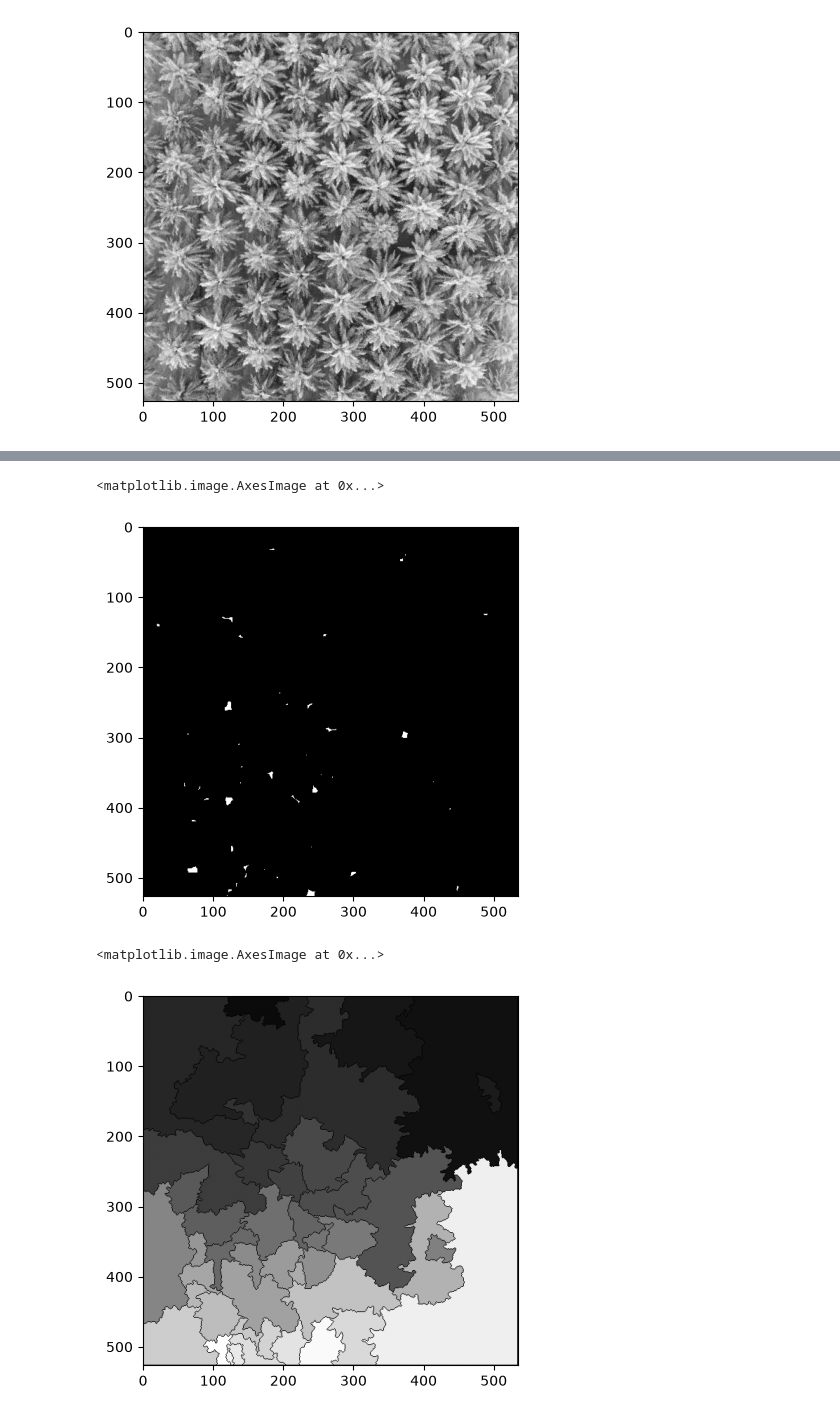
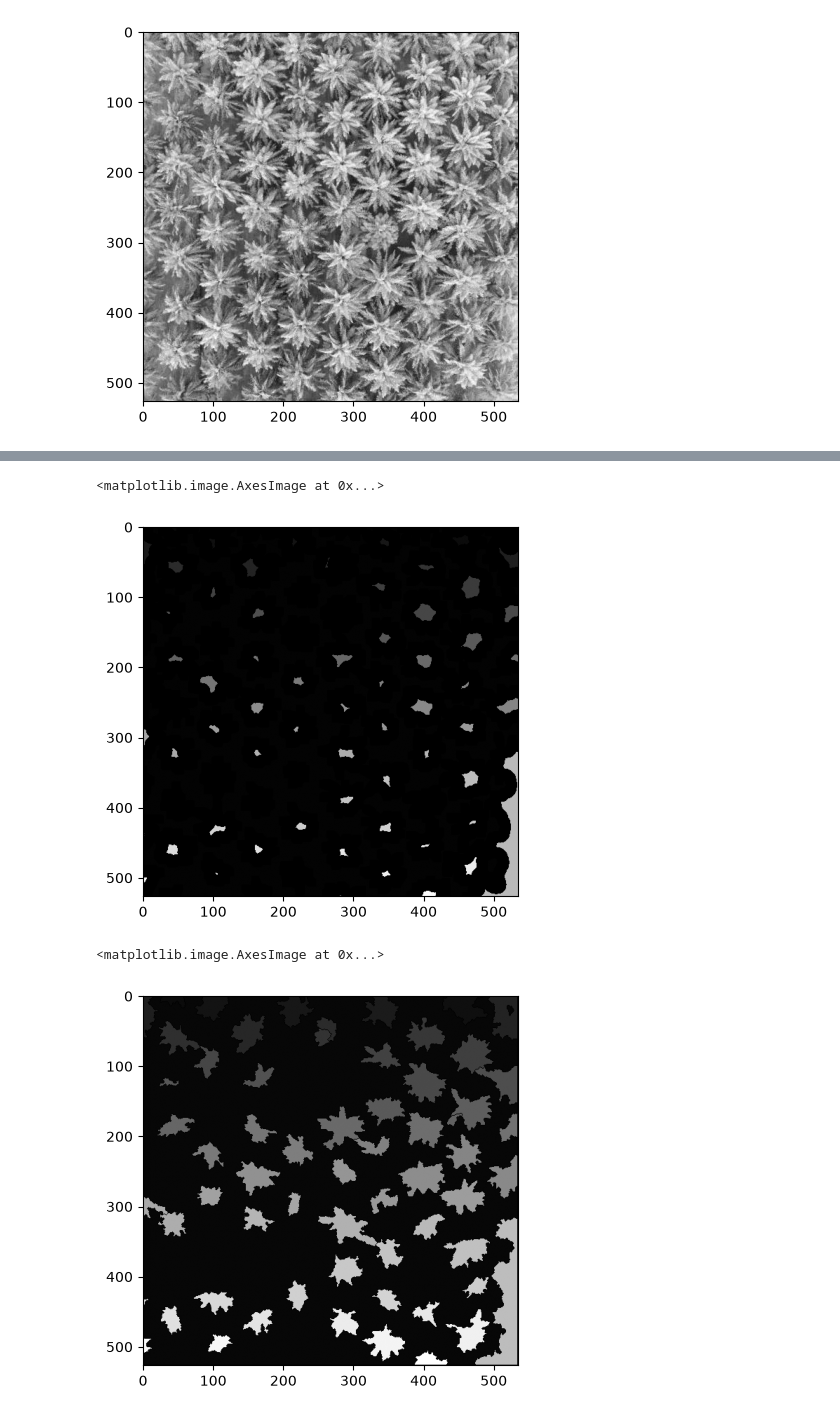
Before and after one commit to StrelchenkoSofya/image_processing, a Jupyter notebook: lab4/lab4.ipynb, the cells around one changed output, grey strips where cells are left out. Saved outputs shown, nothing was run; the diff lists cells and outputs as text; code cells hidden in the pictures.

```diff
--- a/lab4/lab4.ipynb
+++ b/lab4/lab4.ipynb
@@ -113,5 +118,5 @@ plt.imshow(palm_gray, cmap="gray")
 # %%
-ret, thresh_sar = cv2.threshold(palm_gray, 0, 255, cv2.THRESH_BINARY_INV + cv2.THRESH_OTSU)
+ret, thresh_sar = cv2.threshold(palm_gray, 0, 255, cv2.THRESH_BINARY + cv2.THRESH_OTSU)
 plt.imshow(thresh_sar, cmap="gray")
 # %% [output]
 <matplotlib.image.AxesImage at 0x...>
@@ -119,3 +124,7 @@ plt.imshow(thresh_sar, cmap="gray")
+# %%
+kernel = np.ones((3, 3), np.uint8)
+opening = cv2.morphologyEx(thresh_sar, cv2.MORPH_OPEN, kernel, iterations=2)
+sure_bg = cv2.dilate(opening, kernel, iterations=3)
 # %%
 dist_sar = cv2.distanceTransform(thresh_sar, cv2.DIST_L2, 5)
 plt.imshow(dist_sar, cmap="gray")
@@ -125,6 +134,6 @@ plt.imshow(dist_sar, cmap="gray")
 # %%
-sure_fg_sar = sure_fg_sar.astype(np.uint8)
-ret, markers_sar = cv2.connectedComponents(sure_fg_sar)
-plt.imshow(markers_sar, cmap="gray")
+dist_norm = cv2.normalize(dist_sar, None, 0, 1.0, cv2.NORM_MINMAX)
+ret, sure_fg = cv2.threshold(dist_norm, 0.4, 1.0, cv2.THRESH_BINARY)
+plt.imshow(sure_fg, cmap="gray")
 # %% [output]
 <matplotlib.image.AxesImage at 0x...>
@@ -132,15 +141,19 @@ plt.imshow(markers_sar, cmap="gray")
 # %%
-ret, sure_fg_sar = cv2.threshold(dist_sar, 0.6 * dist_sar.max(), 255, cv2.THRESH_BINARY)
-plt.imshow(sure_fg_sar, cmap="gray")
+sure_fg = (sure_fg * 255).astype(np.uint8)
+unknown = cv2.subtract(sure_bg, sure_fg)
+ret, markers = cv2.connectedComponents(sure_fg)
+markers = markers + 1
+markers[unknown == 255] = 0
+plt.imshow(markers, cmap="gray")
 # %% [output]
 <matplotlib.image.AxesImage at 0x...>
-[figure, old version]
+[figure, new version]
 # %%
-markers_sar = cv2.watershed(palm, markers_sar)
-plt.imshow(markers_sar, cmap="gray")
+markers = cv2.watershed(palm, markers)
+plt.imshow(markers, cmap="gray")
 # %% [output]
 <matplotlib.image.AxesImage at 0x...>
-[figure, old version]
+[figure, new version]
 # %%
 # визуализация результата
 image_with_boundaries = palm.copy()
```
Also changed, not shown: parts of 7 cells of this notebook, 1 other file.
